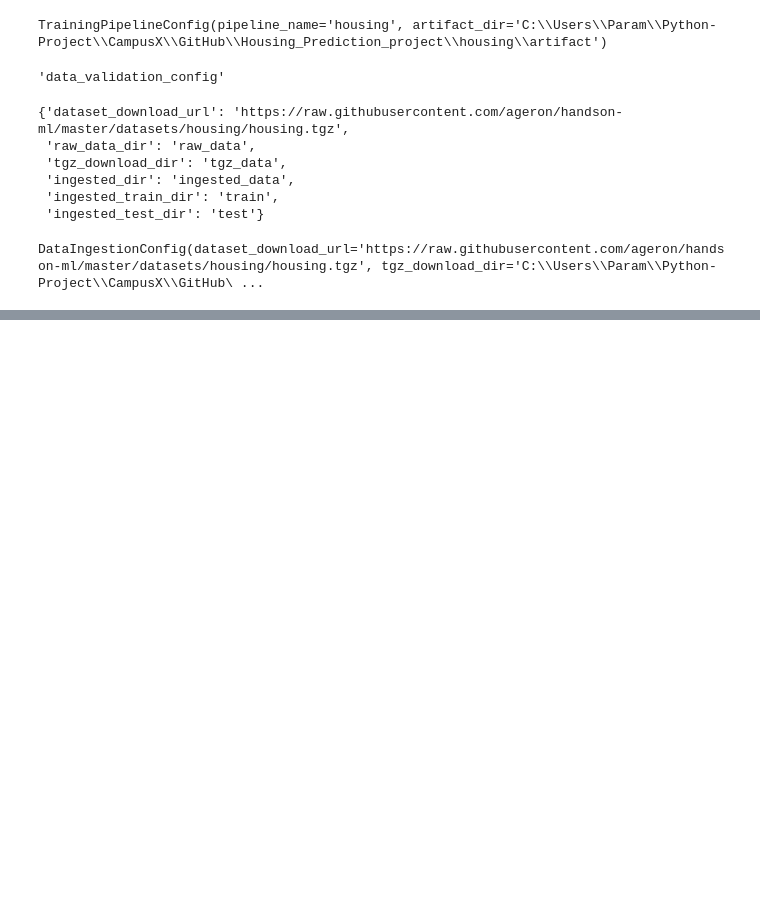
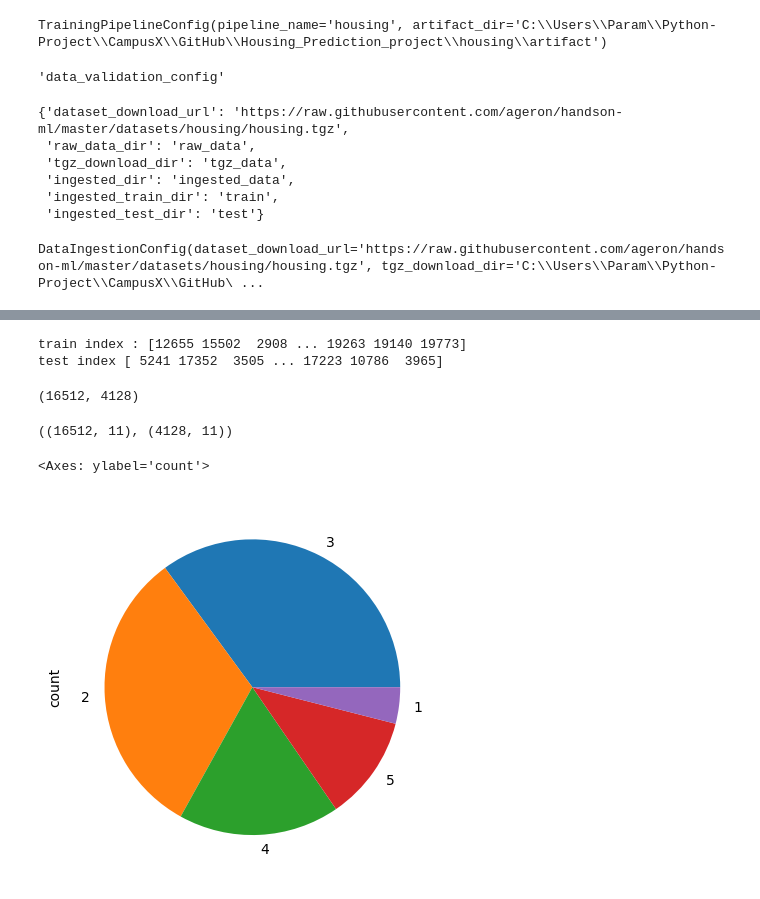
Before and after one commit to param-unik/Housing_Prediction_project, a Jupyter notebook: research/trials.ipynb, the cells around one changed output, grey strips where cells are left out. Saved outputs shown, nothing was run; the diff lists cells and outputs as text; code cells hidden in the pictures; blank space fills up the shorter version.

```diff
--- a/research/trials.ipynb
+++ b/research/trials.ipynb
@@ -139,0 +190,23 @@ DataIngestionConfig(dataset_download_url='https://raw.githubusercontent.com/ager
+# %%
+for train_index, test_index in split.split(df, df['income_cat']):
+	print("train index :", train_index)
+	print("test index", test_index)
+# %% [output]
+train index : [12655 15502  2908 ... 19263 19140 19773]
+test index [ 5241 17352  3505 ... 17223 10786  3965]
+# %%
+len(train_index), len(test_index)
+# %% [output]
+(16512, 4128)
+# %%
+train_set = df.loc[train_index]
+test_set = df.loc[test_index]
+# %%
+train_set.shape, test_set.shape
+# %% [output]
+((16512, 11), (4128, 11))
+# %%
+train_set['income_cat'].value_counts().plot(kind='pie')
+# %% [output]
+<Axes: ylabel='count'>
+[figure, added]
```
Also changed, not shown: parts of 83 cells of this notebook, 16 other files.
